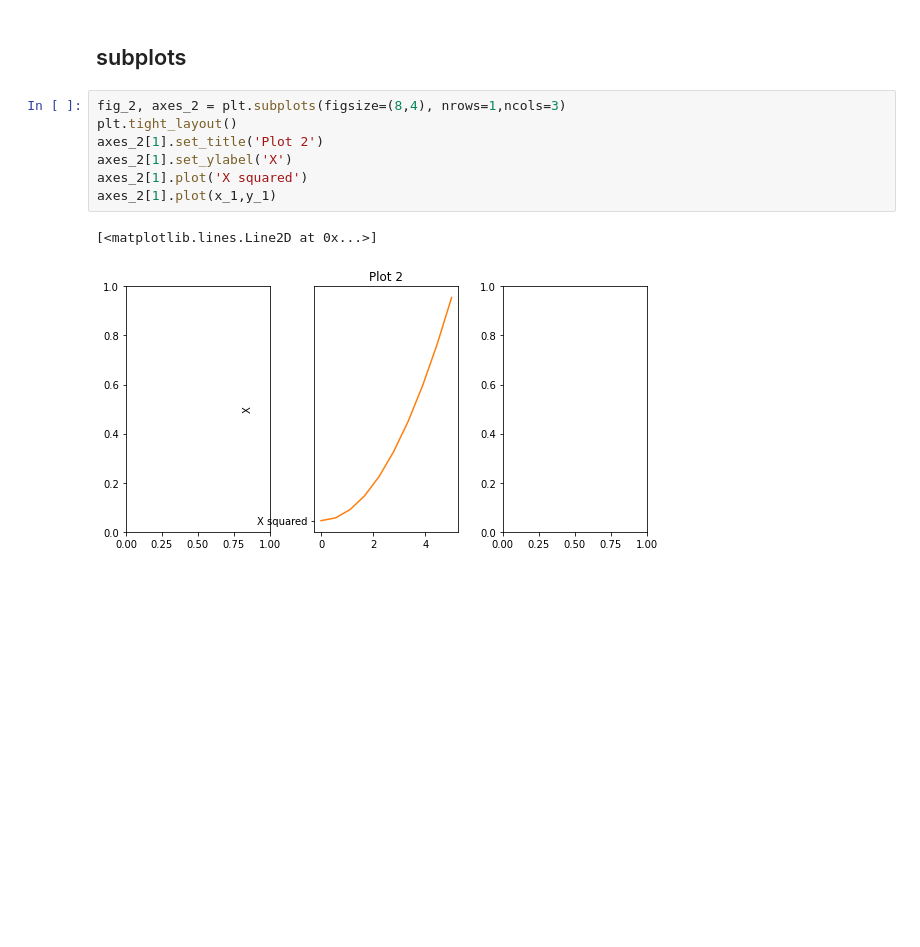
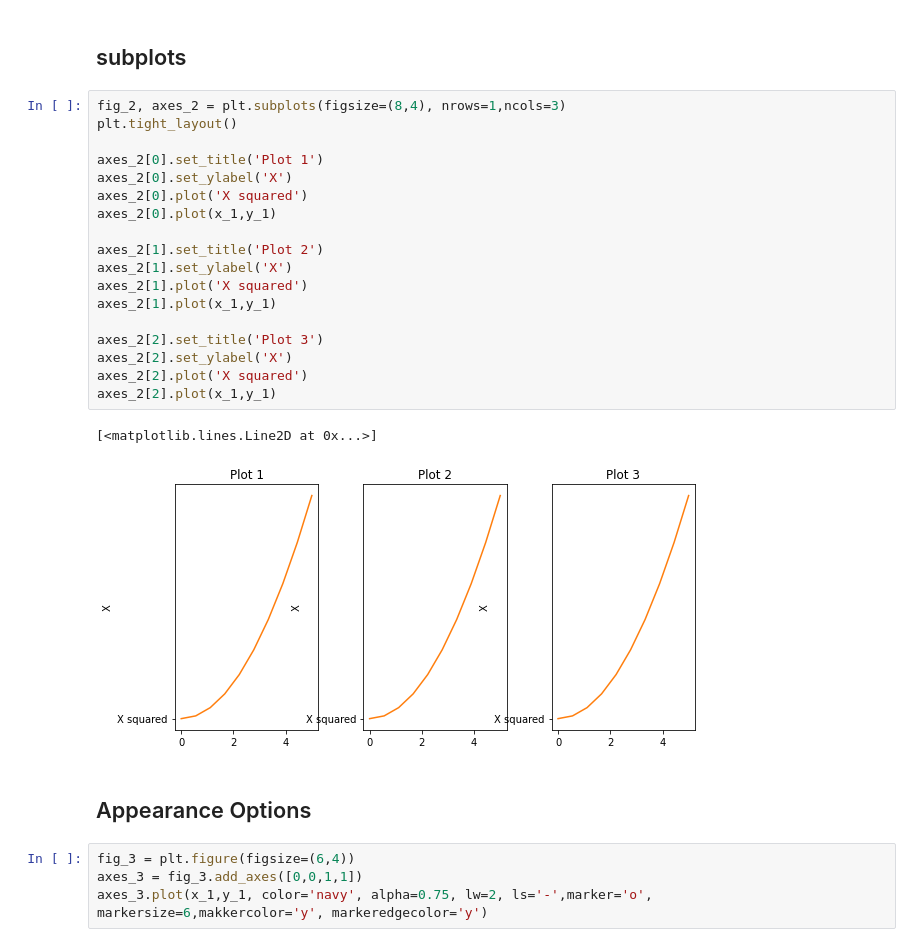
Before and after one commit to ron93/stack_overflow, a Jupyter notebook: matplotlib/matplotlib Tutorial.ipynb, the cells around one changed output. Drawn from its saved outputs; the diff is of its cells as text; blank space fills up the shorter version.

Commit message:
plot appearance

```diff
--- a/matplotlib/matplotlib Tutorial.ipynb
+++ b/matplotlib/matplotlib Tutorial.ipynb
@@ -61,10 +61,27 @@ Text(0, 40, 'Ploting')
 # %%
 fig_2, axes_2 = plt.subplots(figsize=(8,4), nrows=1,ncols=3)
 plt.tight_layout()
+
+axes_2[0].set_title('Plot 1')
+axes_2[0].set_ylabel('X')
+axes_2[0].plot('X squared')
+axes_2[0].plot(x_1,y_1)
+
 axes_2[1].set_title('Plot 2')
 axes_2[1].set_ylabel('X')
 axes_2[1].plot('X squared')
 axes_2[1].plot(x_1,y_1)
+
+axes_2[2].set_title('Plot 3')
+axes_2[2].set_ylabel('X')
+axes_2[2].plot('X squared')
+axes_2[2].plot(x_1,y_1)
 # %% [output]
 [<matplotlib.lines.Line2D at 0x...>]
-[figure, old version]
+[figure, new version]
+# %% [markdown]
+## Appearance Options
+# %%
+fig_3 = plt.figure(figsize=(6,4))
+axes_3 = fig_3.add_axes([0,0,1,1])
+axes_3.plot(x_1,y_1, color='navy', alpha=0.75, lw=2, ls='-',marker='o', markersize=6,makkercolor='y', markeredgecolor='y')
```
